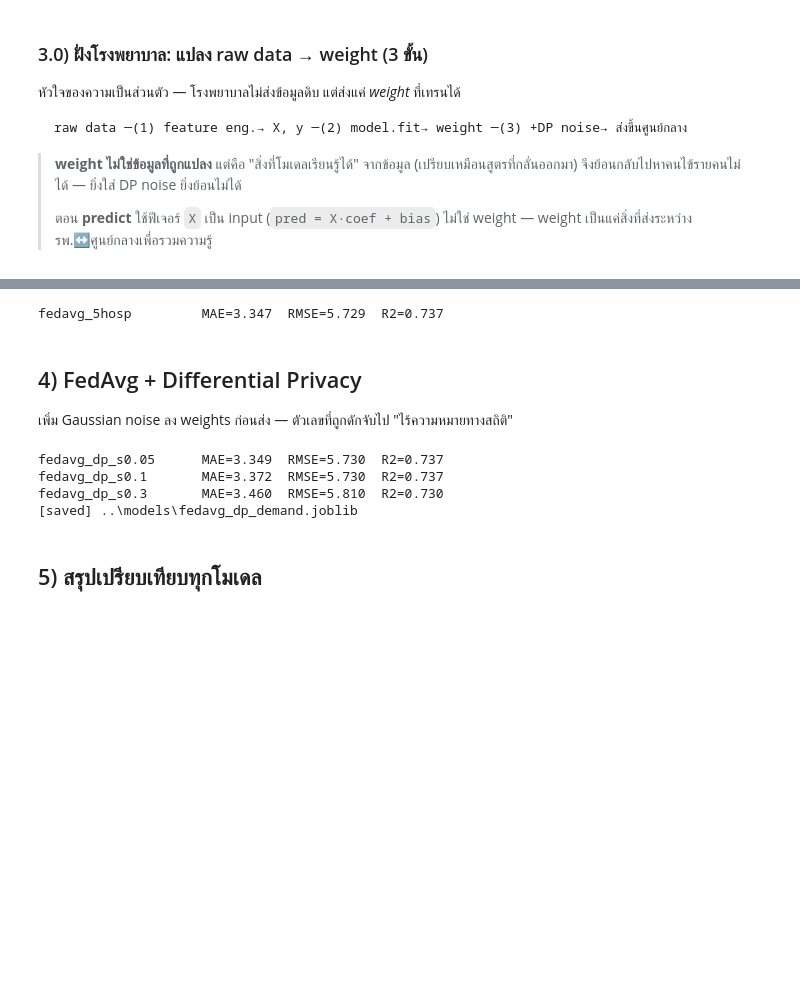
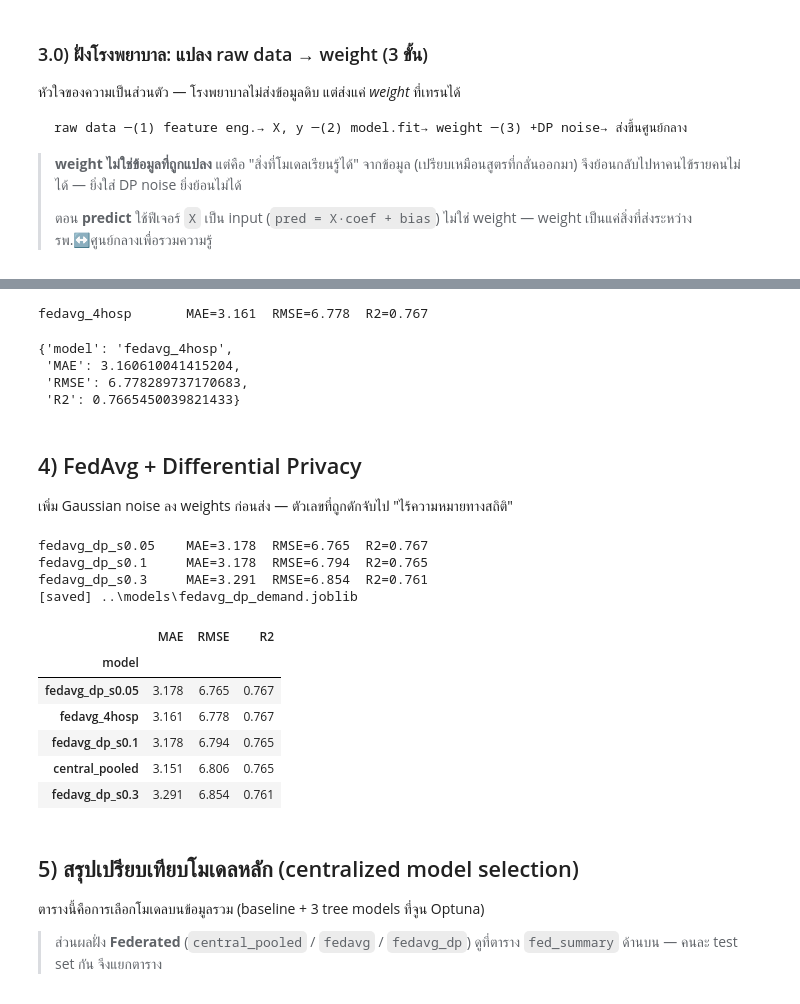
Before and after one commit to jetanin/MedCast_Secure, a Jupyter notebook: notebook/04_model_training.ipynb, the cells around one changed output, grey strips where cells are left out. Saved outputs shown, nothing was run; the diff lists cells and outputs as text; code cells hidden in the pictures; blank space fills up the shorter version.

```diff
--- a/notebook/04_model_training.ipynb
+++ b/notebook/04_model_training.ipynb
@@ -276,20 +356,19 @@ sgd_central          MAE=3.385  RMSE=5.759  R2=0.735
 # %%
-N_HOSPITALS = 5
 rng = np.random.default_rng(0)
-hospital_id = rng.integers(0, N_HOSPITALS, size=len(Xtr_s))  # จำลองว่าแต่ละแถวมาจาก รพ. ใด
 
 
 def federated_average(dp_sigma: float = 0.0):
-    """FedAvg: เทรนแยกแต่ละ รพ. -> (เพิ่ม DP noise) -> เฉลี่ย weights ถ่วงน้ำหนักตามขนาดข้อมูล."""
+    """FedAvg จริง: แต่ละ รพ. เทรนกับไฟล์ของตัวเอง -> (+DP noise) -> เฉลี่ย weight ถ่วงน้ำหนัก."""
     coefs, intercepts, sizes = [], [], []
-    for h in range(N_HOSPITALS):
-        idx = hospital_id == h
-        local = SGDRegressor(max_iter=1000, random_state=0).fit(Xtr_s[idx], y_train.values[idx])
+    for hid, df in hosp_feats.items():
+        tr, _ = fed_split(df)
+        Xs = fed_scaler.transform(tr[FED_FEATURES])  # สเกลด้วยค่าที่ตกลงร่วมกัน
+        local = SGDRegressor(max_iter=1000, random_state=0).fit(Xs, tr["demand"])
         c, b = local.coef_.copy(), local.intercept_.copy()
-        if dp_sigma > 0:  # Differential Privacy: เพิ่ม Gaussian noise ลง weights
+        if dp_sigma > 0:  # Differential Privacy noise ก่อนส่งออกจาก รพ.
             c = c + rng.normal(0, dp_sigma, c.shape)
             b = b + rng.normal(0, dp_sigma, b.shape)
-        coefs.append(c); intercepts.append(b); sizes.append(int(idx.sum()))
+        coefs.append(c); intercepts.append(b); sizes.append(len(tr))
     w = np.array(sizes) / sum(sizes)
     return np.average(coefs, axis=0, weights=w), np.average(intercepts, axis=0, weights=w)
 
@@ -299,30 +378,49 @@ def fed_predict(coef, intercept, X):
 
 
 fc, fb = federated_average()
-results.append(evaluate(f"fedavg_{N_HOSPITALS}hosp", fed_predict(fc, fb, Xte_s)))
+fed_evaluate("fedavg_4hosp", fed_predict(fc, fb, X_test_fed))
 # %% [output]
-fedavg_5hosp         MAE=3.347  RMSE=5.729  R2=0.737
+fedavg_4hosp       MAE=3.161  RMSE=6.778  R2=0.767
+{'model': 'fedavg_4hosp',
+ 'MAE': 3.160610041415204,
+ 'RMSE': 6.778289737170683,
+ 'R2': 0.7665450039821433}
 # %% [markdown]
 ## 4) FedAvg + Differential Privacy
 เพิ่ม Gaussian noise ลง weights ก่อนส่ง — ตัวเลขที่ถูกดักจับไป "ไร้ความหมายทางสถิติ"
 # %%
 for sigma in [0.05, 0.1, 0.3]:
     fc_dp, fb_dp = federated_average(dp_sigma=sigma)
-    results.append(evaluate(f"fedavg_dp_s{sigma}", fed_predict(fc_dp, fb_dp, Xte_s)))
+    fed_evaluate(f"fedavg_dp_s{sigma}", fed_predict(fc_dp, fb_dp, X_test_fed))
 
+# บันทึก weight กลางจาก FedAvg+DP (สิ่งเดียวที่ออกจาก รพ.) + scaler + ฟีเจอร์
 fc_dp, fb_dp = federated_average(dp_sigma=0.1)
 joblib.dump(
-    {"coef": fc_dp, "intercept": fb_dp, "scaler": scaler, "features": FEATURES},
+    {"coef": fc_dp, "intercept": fb_dp, "scaler": fed_scaler, "features": FED_FEATURES},
     MODELS / "fedavg_dp_demand.joblib",
 )
 print("[saved]", MODELS / "fedavg_dp_demand.joblib")
+
+# ตารางสรุปฝั่ง federated (test set เดียวกันทั้งหมด — เทียบกันได้)
+fed_summary = pd.DataFrame(fed_results).set_index("model").round(3).sort_values("RMSE")
+fed_summary.to_csv(MODELS / "federated_results.csv")
+fed_summary
 # %% [output]
-fedavg_dp_s0.05      MAE=3.349  RMSE=5.730  R2=0.737
-fedavg_dp_s0.1       MAE=3.372  RMSE=5.730  R2=0.737
-fedavg_dp_s0.3       MAE=3.460  RMSE=5.810  R2=0.730
+fedavg_dp_s0.05    MAE=3.178  RMSE=6.765  R2=0.767
+fedavg_dp_s0.1     MAE=3.178  RMSE=6.794  R2=0.765
+fedavg_dp_s0.3     MAE=3.291  RMSE=6.854  R2=0.761
 [saved] ..\models\fedavg_dp_demand.joblib
+|  | MAE | RMSE | R2 |
+| model |  |  |  |
+| fedavg_dp_s0.05 | 3.178 | 6.765 | 0.767 |
+| fedavg_4hosp | 3.161 | 6.778 | 0.767 |
+| fedavg_dp_s0.1 | 3.178 | 6.794 | 0.765 |
+| central_pooled | 3.151 | 6.806 | 0.765 |
+| fedavg_dp_s0.3 | 3.291 | 6.854 | 0.761 |
 # %% [markdown]
-## 5) สรุปเปรียบเทียบทุกโมเดล
+## 5) สรุปเปรียบเทียบโมเดลหลัก (centralized model selection)
+ตารางนี้คือการเลือกโมเดลบนข้อมูลรวม (baseline + 3 tree models ที่จูน Optuna)
+> ส่วนผลฝั่ง **Federated** (`central_pooled` / `fedavg` / `fedavg_dp`) ดูที่ตาราง `fed_summary` ด้านบน — คนละ test set กัน จึงแยกตาราง
 # %%
 summary = pd.DataFrame(results).set_index("model").round(3).sort_values("RMSE")
 summary.to_csv(MODELS / "training_results.csv")
```
Also changed, not shown: parts of 10 cells of this notebook, 13 other files.
